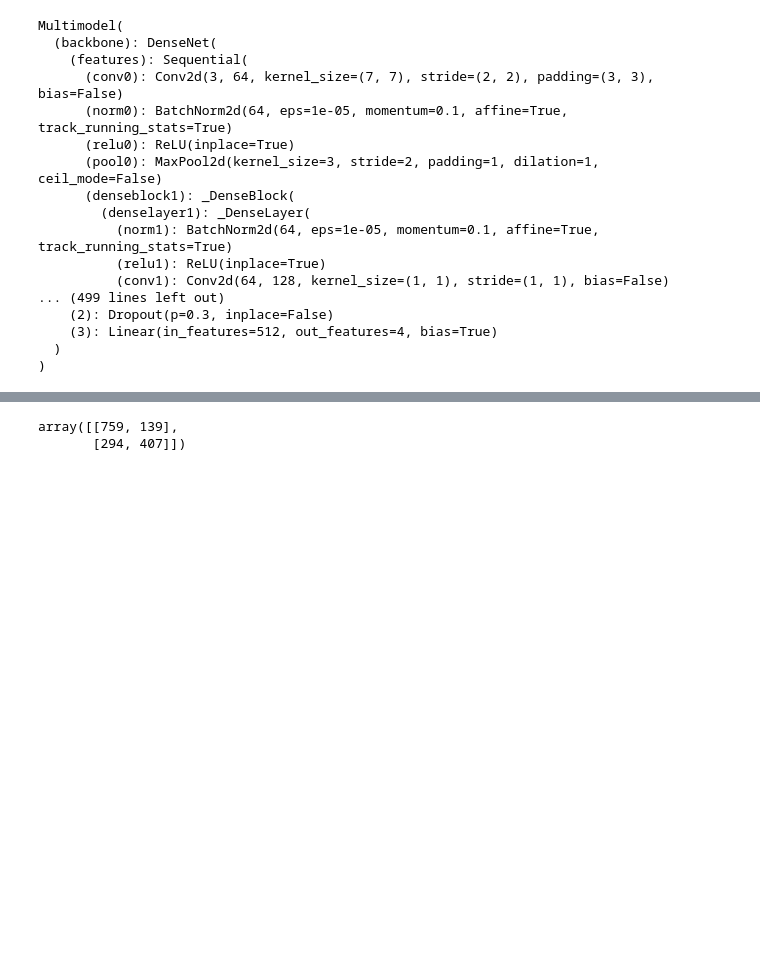
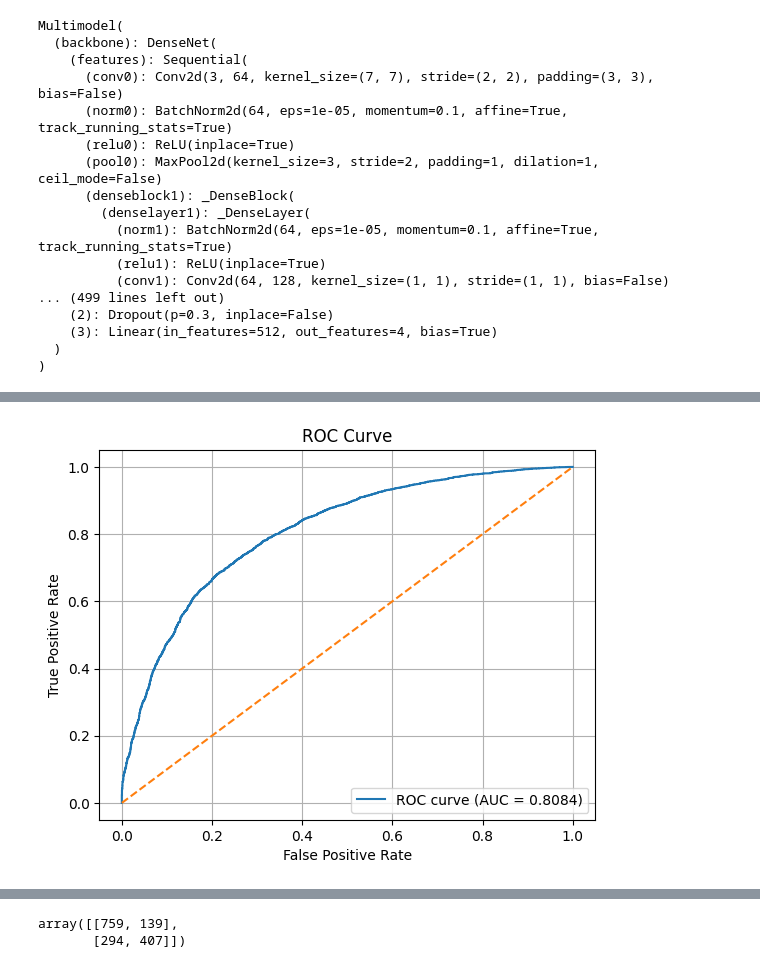
Before and after one commit to Nafishapanacea/normal-abnormal-multitask, a Jupyter notebook: main/predict.ipynb, the cells around one changed output, grey strips where cells are left out. Saved outputs shown, nothing was run; the diff lists cells and outputs as text; code cells hidden in the pictures; blank space fills up the shorter version.

```diff
--- a/main/predict.ipynb
+++ b/main/predict.ipynb
@@ -82,11 +83,44 @@ Clipping input data to the valid range for imshow with RGB data ([0..1] for floa
 # %%
+# with torch.no_grad():
+#     for images, _, labels, _, _ in test_loader:
+#         images = images.to(device)
+#         labels = labels.to(device)
+
+#         outputs = model(images)
+#         preds = (torch.sigmoid(outputs) > 0.5).int()
+
+#         predictions.extend(preds.cpu().tolist())
+#         true_labels.extend(labels.int().tolist())
+
+predictions = []
+true_labels = []
+probabilities = []
+
 with torch.no_grad():
     for images, _, labels, _, _ in test_loader:
         images = images.to(device)
         labels = labels.to(device)
 
-        outputs = model(images)
-        preds = (torch.sigmoid(outputs) > 0.5).int()
+        outputs = model(images)                 # logits
+        probs = torch.sigmoid(outputs).squeeze()  # probabilities
 
-        predictions.extend(preds.cpu().tolist())
-        true_labels.extend(labels.int().tolist())
+        preds = (probs > 0.5).int()
+
+        probabilities.extend(probs.cpu().numpy())
+        predictions.extend(preds.cpu().numpy())
+        true_labels.extend(labels.cpu().numpy())
+# %%
+fpr, tpr, roc_thresholds = roc_curve(true_labels, probabilities)
+roc_auc = auc(fpr, tpr)
+
+plt.figure()
+plt.plot(fpr, tpr, label=f'ROC curve (AUC = {roc_auc:.4f})')
+plt.plot([0, 1], [0, 1], linestyle='--')  # random baseline
+plt.xlabel('False Positive Rate')
+plt.ylabel('True Positive Rate')
+plt.title('ROC Curve')
+plt.legend(loc='lower right')
+plt.grid(True)
+plt.show()
+# %% [output]
+[figure, added]
```
Also changed, not shown: parts of 6 cells of this notebook, 1 other file.
